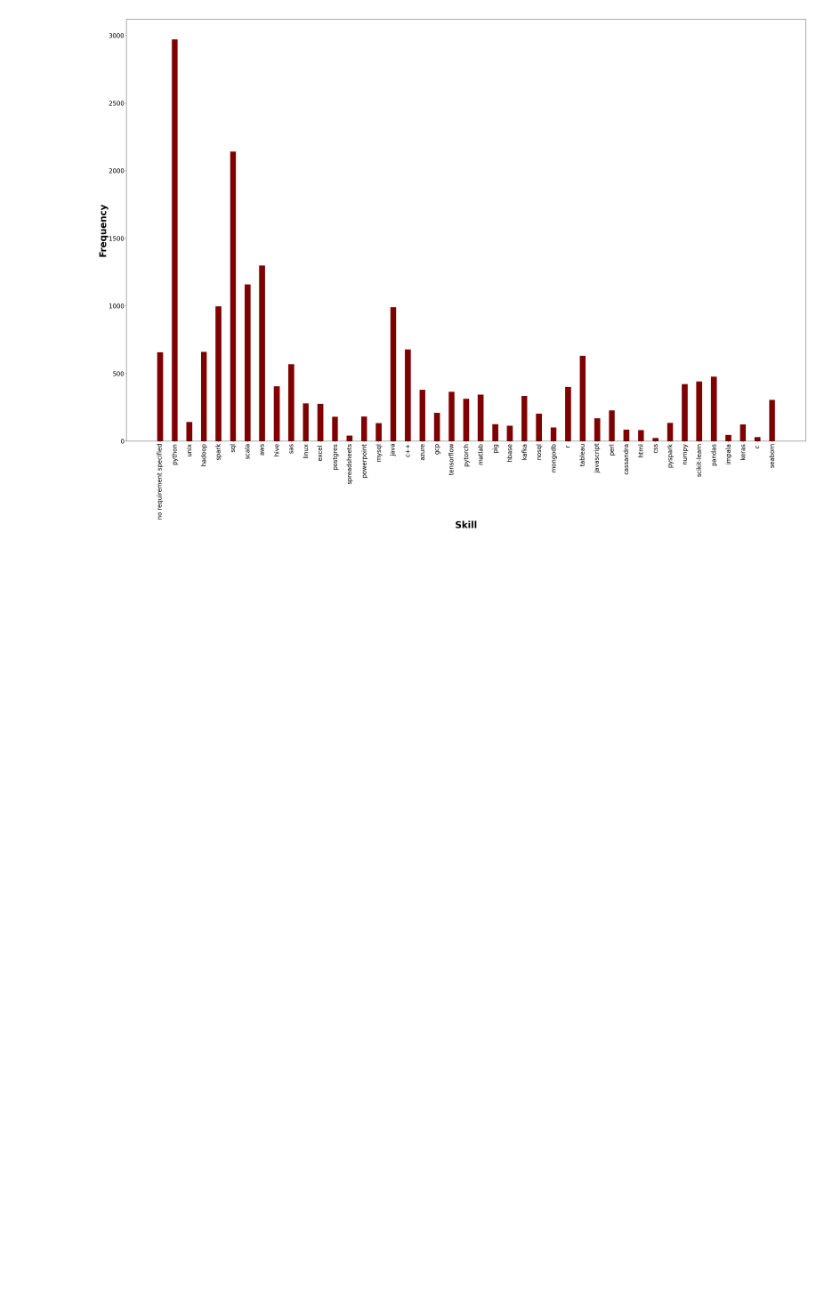
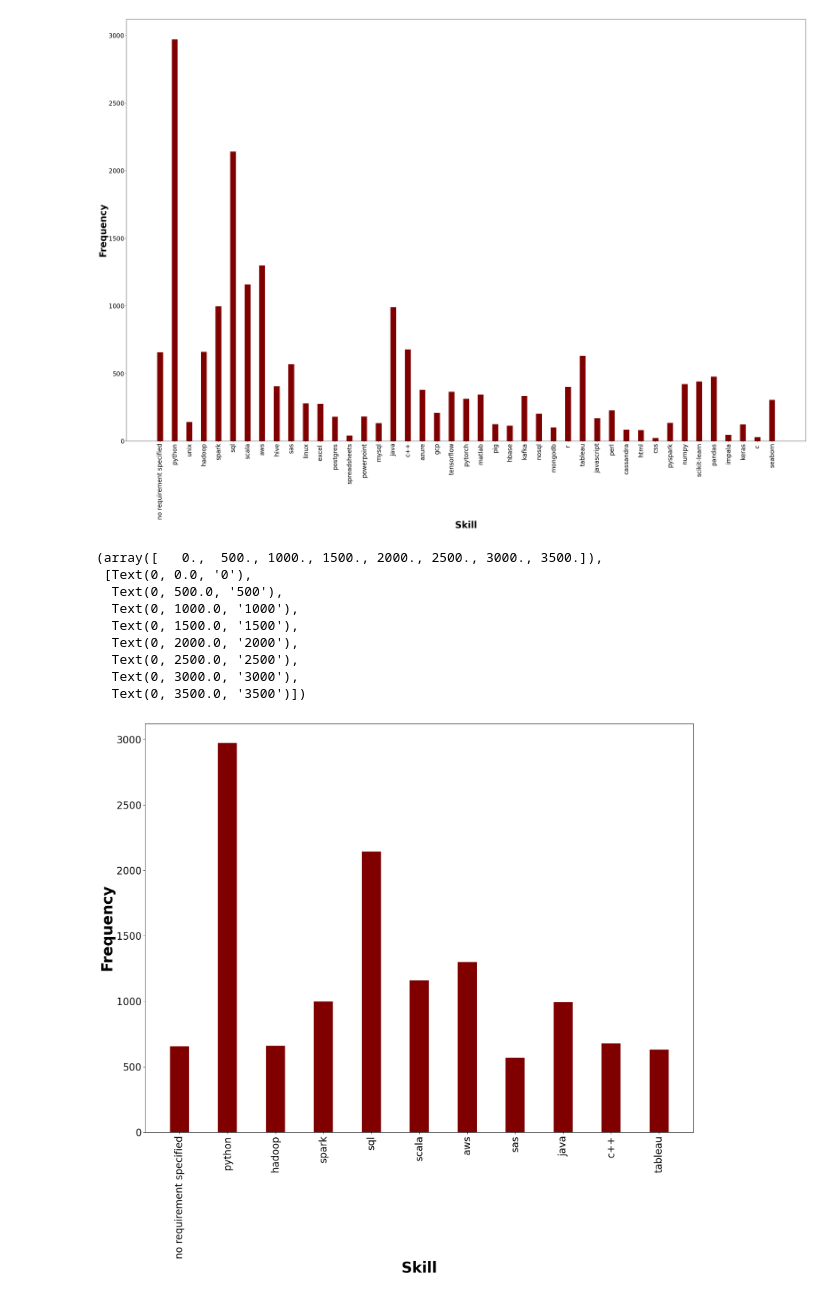
Before and after one commit to AMeskar/US-Job-Market-Analysis, a Jupyter notebook: src/Notebook/archive/prototype.ipynb, the cells around one changed output. Cells and saved outputs as stored; diff of their text form; code cells hidden in the pictures; blank space fills up the shorter version.

```diff
--- a/src/Notebook/archive/prototype.ipynb
+++ b/src/Notebook/archive/prototype.ipynb
@@ -225,3 +225,28 @@ plt.yticks(fontsize = 20)
   Text(0, 3000.0, '3000'),
   Text(0, 3500.0, '3500')])
 [figure]
+# %%
+important_skills = {k:i for i,k in dic.items() if k > 500}
+
+labels = important_skills.keys()
+counts = important_skills.values()
+# %%
+plt.figure(figsize=(20, 15))
+
+plt.bar(counts, labels, color = 'maroon', width= 0.4)
+
+plt.xlabel('Skill', fontweight = 'bold', fontsize =30)
+plt.ylabel('Frequency', fontweight = 'bold', fontsize = 30)
+plt.xticks(fontsize = 20, rotation = 'vertical')
+plt.yticks(fontsize = 20)
+# %% [output]
+(array([   0.,  500., 1000., 1500., 2000., 2500., 3000., 3500.]),
+ [Text(0, 0.0, '0'),
+  Text(0, 500.0, '500'),
+  Text(0, 1000.0, '1000'),
+  Text(0, 1500.0, '1500'),
+  Text(0, 2000.0, '2000'),
+  Text(0, 2500.0, '2500'),
+  Text(0, 3000.0, '3000'),
+  Text(0, 3500.0, '3500')])
+[figure, added]
```
Also changed, not shown: parts of 2 cells of this notebook, 1 other file.
